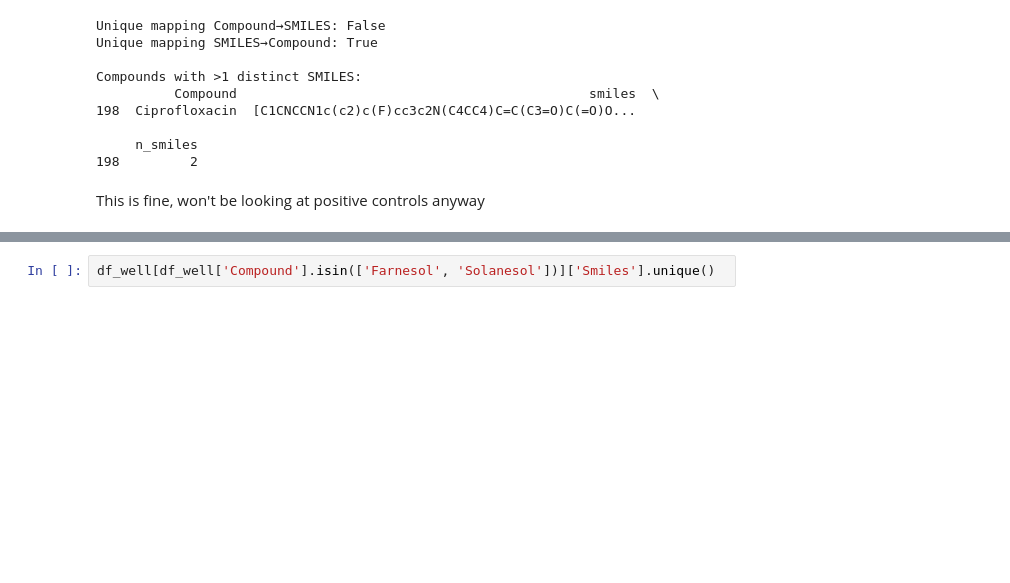
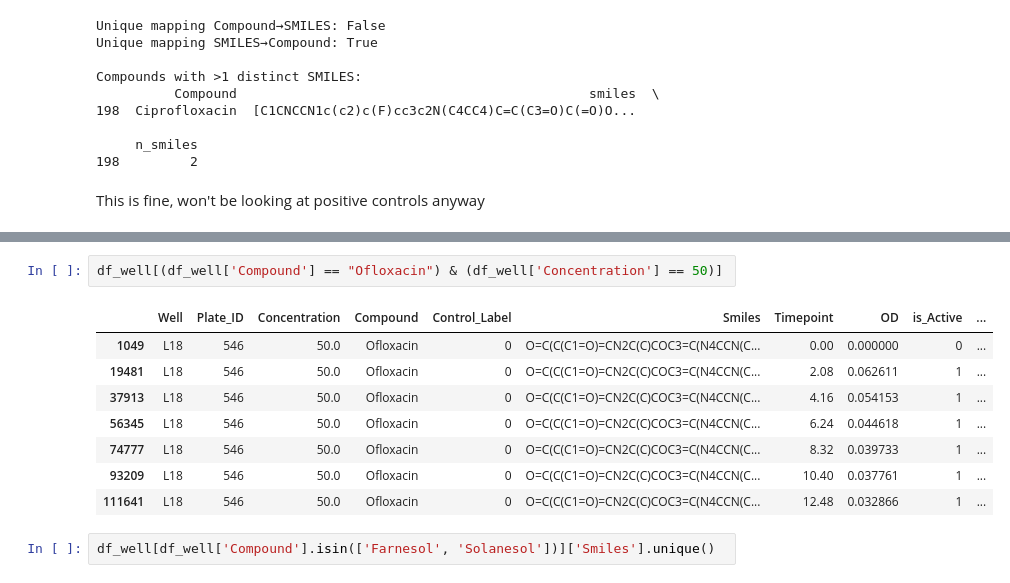
Before and after one commit to ethankreuzer/GrowthNet, a Jupyter notebook: scripts/investigate_smiles.ipynb, the cells around one changed output, grey strips where cells are left out. Cells and saved outputs as stored; diff of their text form; blank space fills up the shorter version.

```diff
--- a/scripts/investigate_smiles.ipynb
+++ b/scripts/investigate_smiles.ipynb
@@ -118,6 +142,17 @@ else:
 34476        [Z3516709180, Z3516709181]
 
 [79 rows x 3 columns]
+# %%
+df_well[(df_well['Compound'] == "Ofloxacin") & (df_well['Concentration'] == 50)]
+# %% [output]
+|  | Well | Plate_ID | Concentration | Compound | Control_Label | Smiles | Timepoint | OD | is_Active | ... |
+| 1049 | L18 | 546 | 50.0 | Ofloxacin | 0 | O=C(C(C1=O)=CN2C(C)COC3=C(N4CCN(C... | 0.00 | 0.000000 | 0 | ... |
+| 19481 | L18 | 546 | 50.0 | Ofloxacin | 0 | O=C(C(C1=O)=CN2C(C)COC3=C(N4CCN(C... | 2.08 | 0.062611 | 1 | ... |
+| 37913 | L18 | 546 | 50.0 | Ofloxacin | 0 | O=C(C(C1=O)=CN2C(C)COC3=C(N4CCN(C... | 4.16 | 0.054153 | 1 | ... |
+| 56345 | L18 | 546 | 50.0 | Ofloxacin | 0 | O=C(C(C1=O)=CN2C(C)COC3=C(N4CCN(C... | 6.24 | 0.044618 | 1 | ... |
+| 74777 | L18 | 546 | 50.0 | Ofloxacin | 0 | O=C(C(C1=O)=CN2C(C)COC3=C(N4CCN(C... | 8.32 | 0.039733 | 1 | ... |
+| 93209 | L18 | 546 | 50.0 | Ofloxacin | 0 | O=C(C(C1=O)=CN2C(C)COC3=C(N4CCN(C... | 10.40 | 0.037761 | 1 | ... |
+| 111641 | L18 | 546 | 50.0 | Ofloxacin | 0 | O=C(C(C1=O)=CN2C(C)COC3=C(N4CCN(C... | 12.48 | 0.032866 | 1 | ... |
 # %%
 df_well[df_well['Compound'].isin(['Farnesol', 'Solanesol'])]['Smiles'].unique()
 # %% [output]
```
Also changed, not shown: parts of 7 cells of this notebook.
